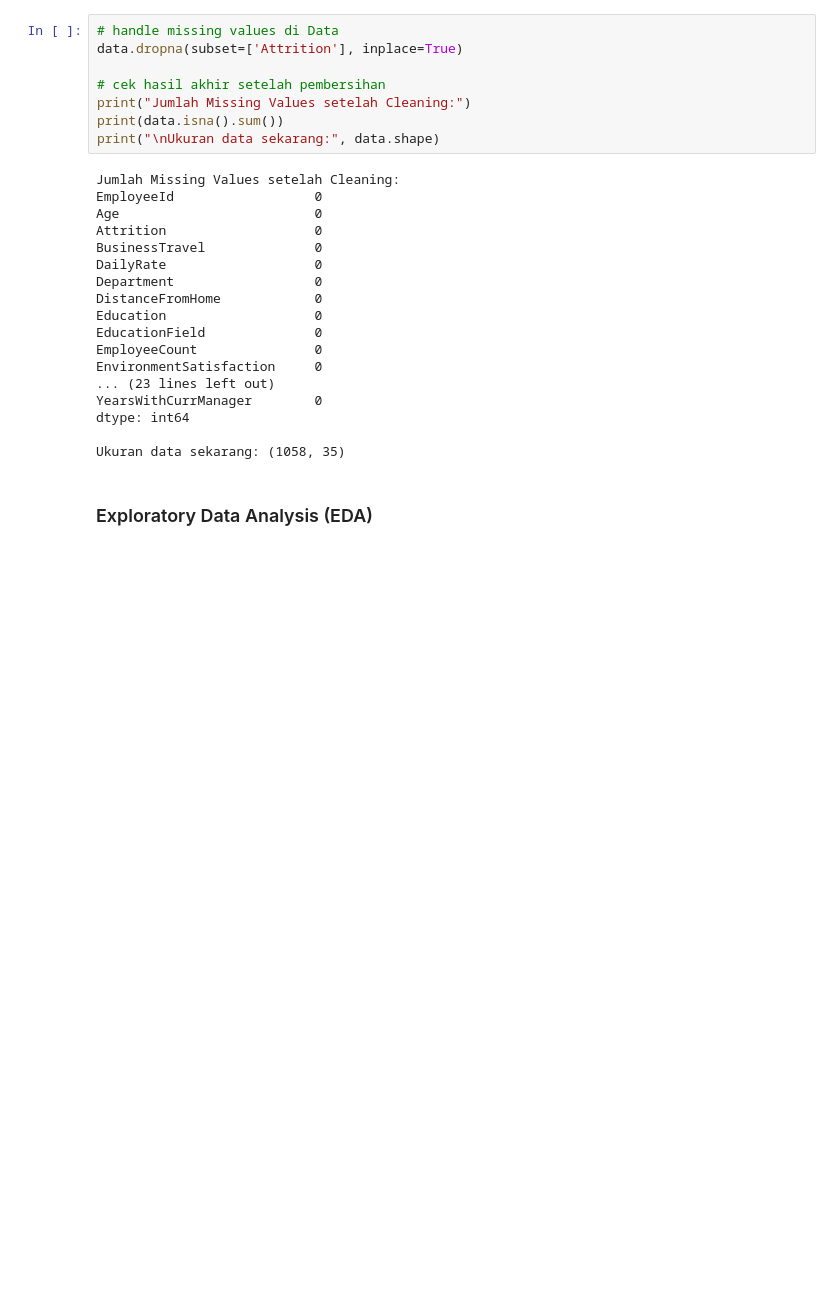
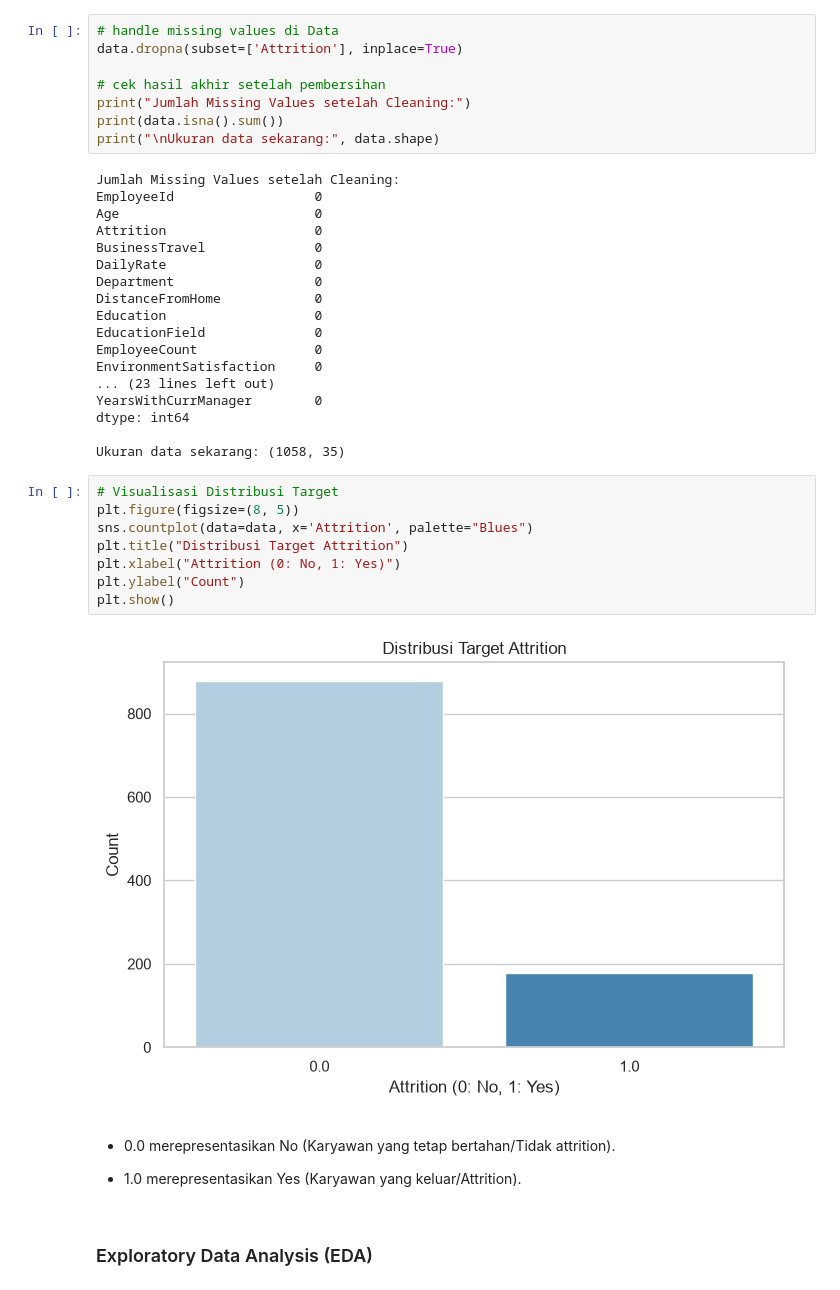
Before and after one commit to dzikri007/Summer-Project-Data-Science, a Jupyter notebook: Submission Pertama Menyelesaikan Permasalahan Human Resources/notebook.ipynb, the cells around one changed output. Cells and saved outputs as stored; diff of their text form; blank space fills up the shorter version.

Commit message:
feat: create initial notebook for human resources attrition analysis

```diff
--- a/Submission Pertama Menyelesaikan Permasalahan Human Resources/notebook.ipynb
+++ b/Submission Pertama Menyelesaikan Permasalahan Human Resources/notebook.ipynb
@@ -109,6 +109,20 @@ YearsWithCurrManager        0
 dtype: int64
 
 Ukuran data sekarang: (1058, 35)
+# %%
+# Visualisasi Distribusi Target
+plt.figure(figsize=(8, 5))
+sns.countplot(data=data, x='Attrition', palette="Blues")
+plt.title("Distribusi Target Attrition")
+plt.xlabel("Attrition (0: No, 1: Yes)")
+plt.ylabel("Count")
+plt.show()
+# %% [output]
+[figure, added]
+# %% [markdown]
+- 0.0 merepresentasikan No (Karyawan yang tetap bertahan/Tidak attrition).
+
+- 1.0 merepresentasikan Yes (Karyawan yang keluar/Attrition).
 # %% [markdown]
 ### Exploratory Data Analysis (EDA)
 # %% [markdown]
```
Also changed, not shown: parts of 8 cells of this notebook, 1 other file.
